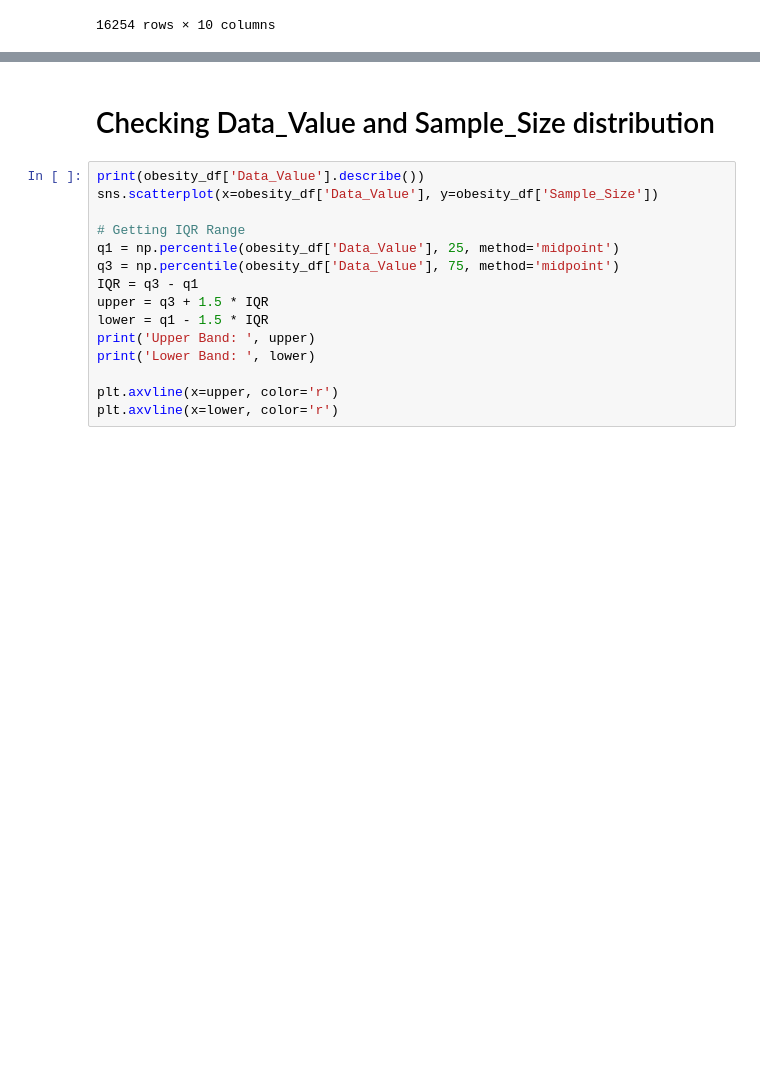
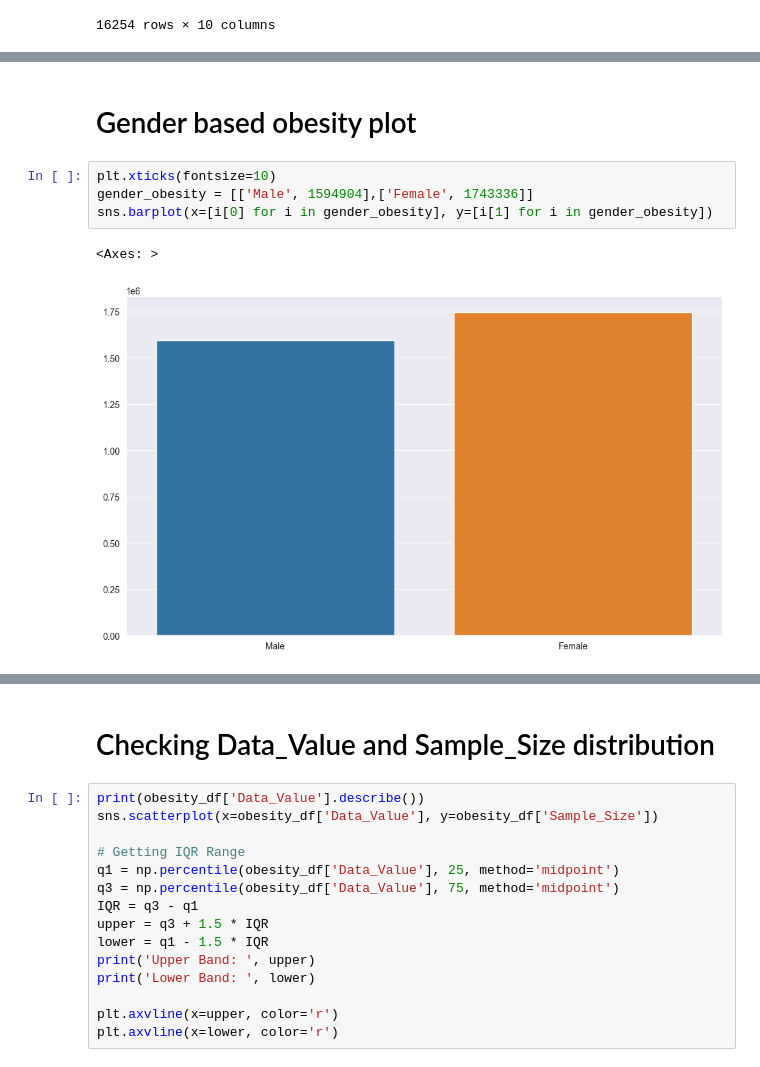
Before and after one commit to bhavan-bhatt/Gnosis-CP01, a Jupyter notebook: Pratham - 202311022/cp_1.ipynb, the cells around one changed output, grey strips where cells are left out. Saved outputs shown, nothing was run; the diff lists cells and outputs as text; blank space fills up the shorter version.

```diff
--- a/Pratham - 202311022/cp_1.ipynb
+++ b/Pratham - 202311022/cp_1.ipynb
@@ -71,0 +96,9 @@ obesity_df
+# %% [markdown]
+# Gender based obesity plot
+# %%
+plt.xticks(fontsize=10)
+gender_obesity = [['Male', 1594904],['Female', 1743336]]
+sns.barplot(x=[i[0] for i in gender_obesity], y=[i[1] for i in gender_obesity])
+# %% [output]
+<Axes: >
+[figure, added]
```
Also changed, not shown: parts of 18 cells of this notebook.
